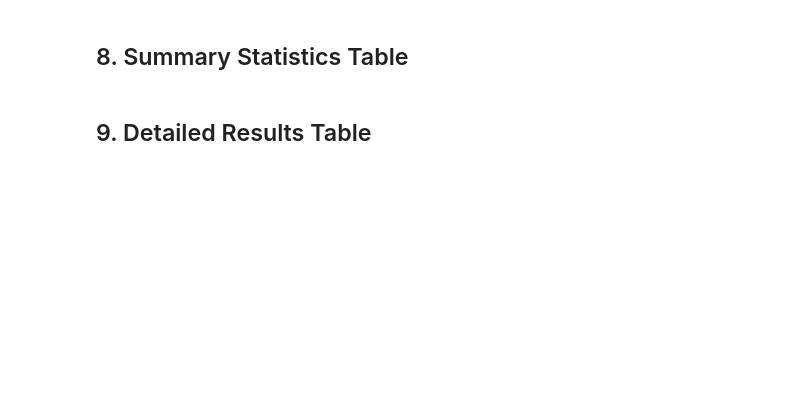
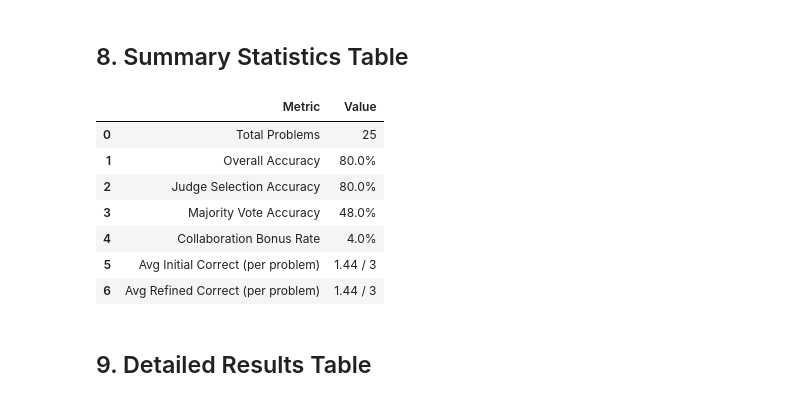
Before and after one commit to CHAKHVA/multi-llm-collaborative-debate-system, a Jupyter notebook: notebooks/analysis.ipynb, the cells around one changed output. Drawn from its saved outputs; the diff is of its cells as text; code cells hidden in the pictures; blank space fills up the shorter version.

```diff
--- a/notebooks/analysis.ipynb
+++ b/notebooks/analysis.ipynb
@@ -391,26 +423,35 @@ plt.show()
 # %%
 summary = pd.DataFrame({
     "Metric": [
         "Total Problems",
         "Overall Accuracy",
         "Judge Selection Accuracy",
         "Majority Vote Accuracy",
         "Collaboration Bonus Rate",
         "Avg Initial Correct (per problem)",
         "Avg Refined Correct (per problem)",
     ],
     "Value": [
         f"{len(df)}",
         f"{overall_accuracy:.1f}%",
         f"{judge_accuracy:.1f}%",
         f"{majority_accuracy:.1f}%",
         f"{collaboration_bonus:.1f}%",
         f"{avg_initial:.2f} / 3",
         f"{avg_refined:.2f} / 3",
     ],
 })
 
-display(summary.style.hide(axis="index"))
+display(summary)
+# %% [output]
+|  | Metric | Value |
+| 0 | Total Problems | 25 |
+| 1 | Overall Accuracy | 80.0% |
+| 2 | Judge Selection Accuracy | 80.0% |
+| 3 | Majority Vote Accuracy | 48.0% |
+| 4 | Collaboration Bonus Rate | 4.0% |
+| 5 | Avg Initial Correct (per problem) | 1.44 / 3 |
+| 6 | Avg Refined Correct (per problem) | 1.44 / 3 |
 # %% [markdown]
 ## 9. Detailed Results Table
 # %%
```
Also changed, not shown: parts of 8 cells of this notebook, 4 other files.
